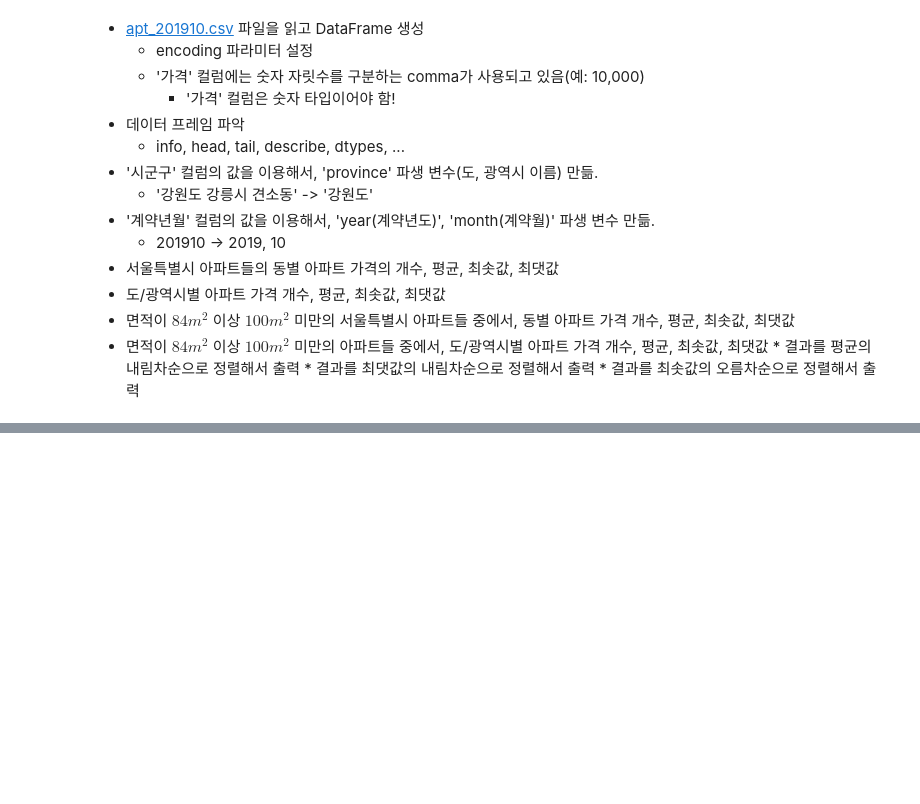
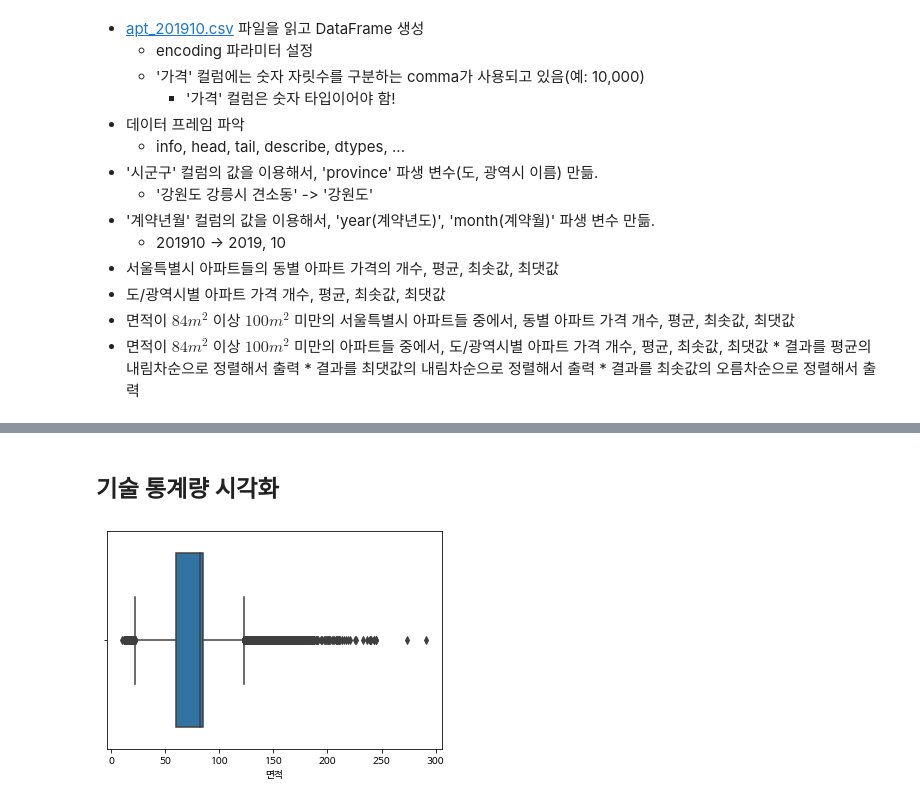
Before and after one commit to JakeOh/202208_itw_java134_lab_python, a Jupyter notebook: py26_apt.ipynb, the cells around one changed output, grey strips where cells are left out. Cells and saved outputs as stored; diff of their text form; code cells hidden in the pictures; blank space fills up the shorter version.

```diff
--- a/py26_apt.ipynb
+++ b/py26_apt.ipynb
@@ -25,0 +81,7 @@
+# %%
+# CSV 파일이 저장된 경로
+file_path = 'https://github.com/JakeOh/202208_itw_java134_lab_python/raw/main/apt_201910.csv'
+# %%
+# CSV 파일을 읽고 DataFrame 생성
+apt = pd.read_csv(file_path, encoding='cp949', thousands=',')
+#> thousands=',': 숫자의 1000자리 구분자로 ','가 사용됨.
@@ -25,0 +148,8 @@
+# %% [markdown]
+## 기술 통계량 시각화
+# %%
+# 아파트 면적 시각화
+sns.boxplot(x='면적', data=apt)
+plt.show()
+# %% [output]
+[figure, added]
```
Also changed, not shown: parts of 83 cells of this notebook.
